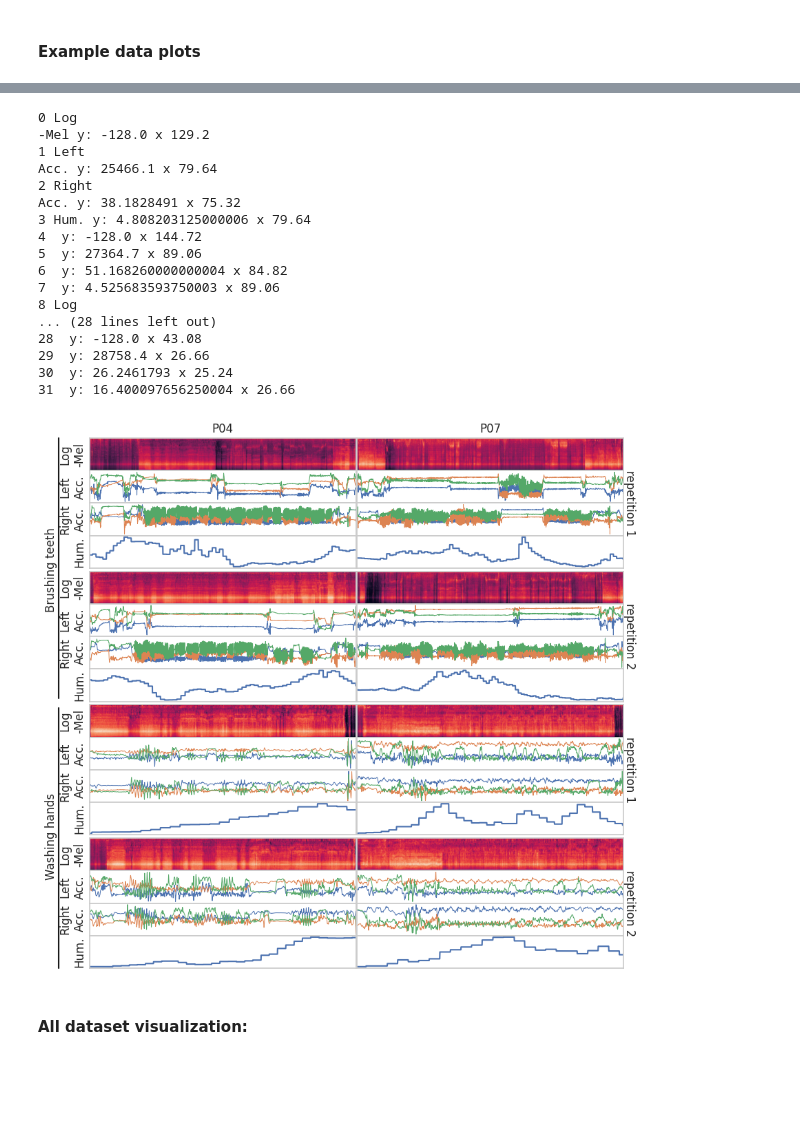
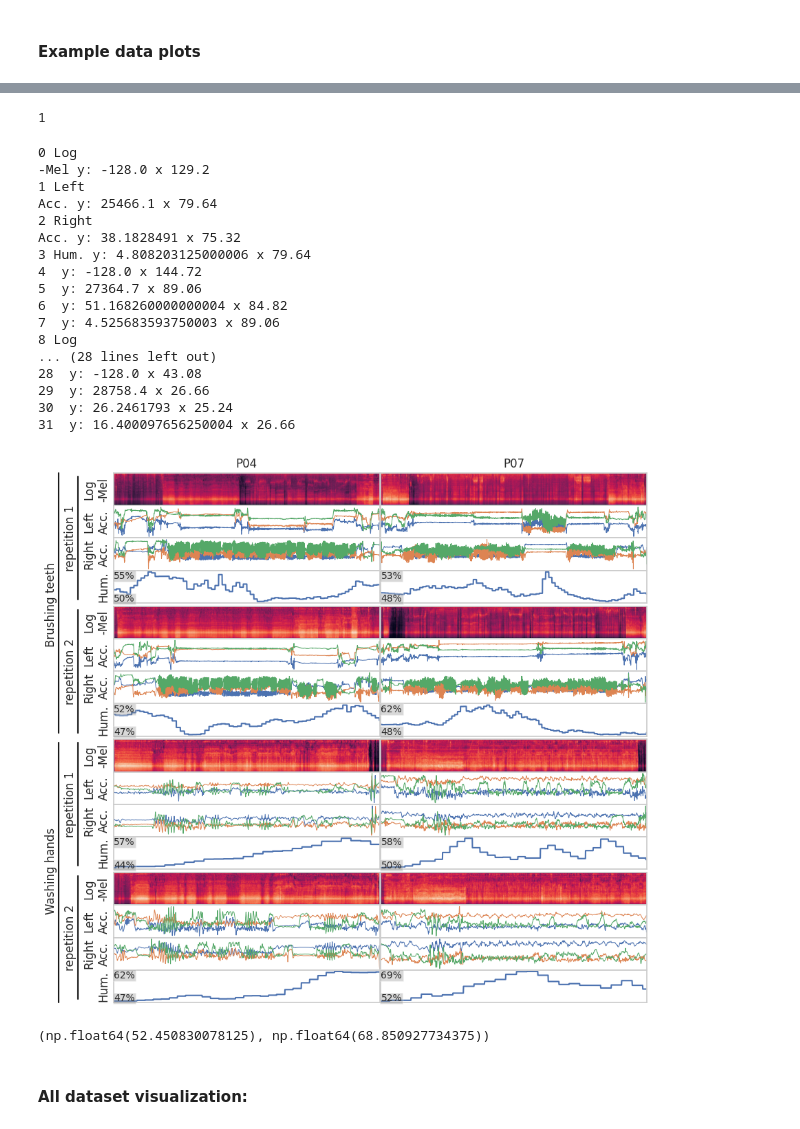
Before and after one commit to RBurchard/HARMES, a Jupyter notebook: validation/notebooks/Dataset_Description_And_Visualization.ipynb, the cells around one changed output, grey strips where cells are left out. Saved outputs shown, nothing was run; the diff lists cells and outputs as text; code cells hidden in the pictures; blank space fills up the shorter version.

```diff
--- a/validation/notebooks/Dataset_Description_And_Visualization.ipynb
+++ b/validation/notebooks/Dataset_Description_And_Visualization.ipynb
@@ -384,3 +381,7 @@ recording: AudioDS/Dataset/Records/07/0702
+# %%
+round(0.52)
+# %% [output]
+1
 # %%
 fig = plt.figure(figsize=(10, 10))
 outer = fig.add_gridspec(4, 2, hspace=0.025, wspace=0.005)
@@ -408,6 +409,12 @@ for i, ad, l, r, h in zip(order, audios, lefts, rights, humids):
     axes_groups[i][2].set_xlim(r.index[0], r.index[-1])
     h.plot(ax=axes_groups[i][3])
     axes_groups[i][3].set_xlim(h.index[0], h.index[-1])
+    hg = axes_groups[i][3]
+    y_min, y_max = hg.get_ylim()
+    hgpos = hg.get_position()
+    fs = 10
+    fig.text(hgpos.x0, hgpos.y0+0.002, str(round(y_min))+"%", fontsize=fs, bbox={"facecolor": 'gray', "alpha":0.3, "pad": 1})
+    fig.text(hgpos.x0, hgpos.y1-0.012, str(round(y_max))+"%", fontsize=fs, bbox={"facecolor": 'gray', "alpha":0.3, "pad": 1})
 for i, ax in enumerate(fig.axes):
     ax.set_xticks([])
     ax.set_yticks([])
@@ -430,7 +437,7 @@ for i, ax in enumerate(fig.axes):
     print(i, ax.get_ylabel(), "y:", y_dist, "x", x_dist / 50)
 
 axes_groups[0][0].set_title("P" + targets[0])
-axes_groups[1][0].set_title("P07")
+axes_groups[1][0].set_title("P" + targets[1])
 
 # Upper group (rows 0–1)
 top_group = axes_groups[0][1].get_position()
@@ -439,7 +446,7 @@ y_bottom = (axes_groups[4][1].get_position().y0 + axes_groups[6][2].get_position
 
 
 
-x = 0.06
+x = 0.025
 
 fig.text(x , y_top, act_targets[0], rotation=90, va="center")
 fig.text(x, y_bottom, act_targets[1], rotation=90, va="center")
@@ -449,38 +456,50 @@ top_ax = axes_groups[0][0]      # top of first row
 bottom_ax = axes_groups[1][0]   # bottom of second row
 
 y_top = top_ax.get_position().y1
 y_bottom = bottom_ax.get_position().y0
   # figure coordinate, slightly left of the axes
 
 fig.lines.extend([plt.Line2D([x + 0.02, x + 0.02], [axes_groups[2][3].get_position().y0 + 0.005, axes_groups[0][0].get_position().y1], transform=fig.transFigure, color='k', lw=1.5)])
 fig.lines.extend([plt.Line2D([x + 0.02, x + 0.02], [axes_groups[6][3].get_position().y0 , axes_groups[4][0].get_position().y1 - 0.005], transform=fig.transFigure, color='k', lw=1.5)])
 
-fig.text(0.9, axes_groups[1][2].get_position().y1, "repetition 1", rotation=270, va="center")
-fig.text(0.9, axes_groups[3][2].get_position().y1, "repetition 2", rotation=270, va="center")
-fig.text(0.9, axes_groups[5][2].get_position().y1, "repetition 1", rotation=270, va="center")
-fig.text(0.9, axes_groups[7][2].get_position().y1, "repetition 2", rotation=270, va="center")
+x_rep = x + 0.028
+
+fig.text(x_rep, axes_groups[1][2].get_position().y1, "repetition 1", rotation=90, va="center")
+fig.text(x_rep, axes_groups[3][2].get_position().y1, "repetition 2", rotation=90, va="center")
+fig.text(x_rep, axes_groups[5][2].get_position().y1, "repetition 1", rotation=90, va="center")
+fig.text(x_rep, axes_groups[7][2].get_position().y1, "repetition 2", rotation=90, va="center")
+
+fig.lines.extend([plt.Line2D([x_rep + 0.02, x_rep + 0.02], [axes_groups[0][3].get_position().y0 + 0.005, axes_groups[0][0].get_position().y1 - 0.005], transform=fig.transFigure, color='k', lw=1.5)])
+fig.lines.extend([plt.Line2D([x_rep + 0.02, x_rep + 0.02], [axes_groups[2][3].get_position().y0 + 0.005, axes_groups[2][0].get_position().y1 - 0.005], transform=fig.transFigure, color='k', lw=1.5)])
+fig.lines.extend([plt.Line2D([x_rep + 0.02, x_rep + 0.02], [axes_groups[4][3].get_position().y0 + 0.005, axes_groups[4][0].get_position().y1 - 0.005], transform=fig.transFigure, color='k', lw=1.5)])
+fig.lines.extend([plt.Line2D([x_rep + 0.02, x_rep + 0.02], [axes_groups[6][3].get_position().y0 + 0.005, axes_groups[6][0].get_position().y1 - 0.005], transform=fig.transFigure, color='k', lw=1.5)])
+
 
 plt.tight_layout()
 plt.savefig("large_comparison.pdf", bbox_inches="tight")
 # %% [output]
 0 Log
 -Mel y: -128.0 x 129.2
 1 Left
 Acc. y: 25466.1 x 79.64
 2 Right
 Acc. y: 38.1828491 x 75.32
 3 Hum. y: 4.808203125000006 x 79.64
 4  y: -128.0 x 144.72
 5  y: 27364.7 x 89.06
 6  y: 51.168260000000004 x 84.82
 7  y: 4.525683593750003 x 89.06
 8 Log
 ... (28 lines left out)
 28  y: -128.0 x 43.08
 29  y: 28758.4 x 26.66
 30  y: 26.2461793 x 25.24
 31  y: 16.400097656250004 x 26.66
-[figure, old version]
+[figure, new version]
+# %%
+y_min, y_max
+# %% [output]
+(np.float64(52.450830078125), np.float64(68.850927734375))
 # %% [markdown]
 #### All dataset visualization:
 # %%
```
Also changed, not shown: parts of 5 cells of this notebook, 13 other files.
